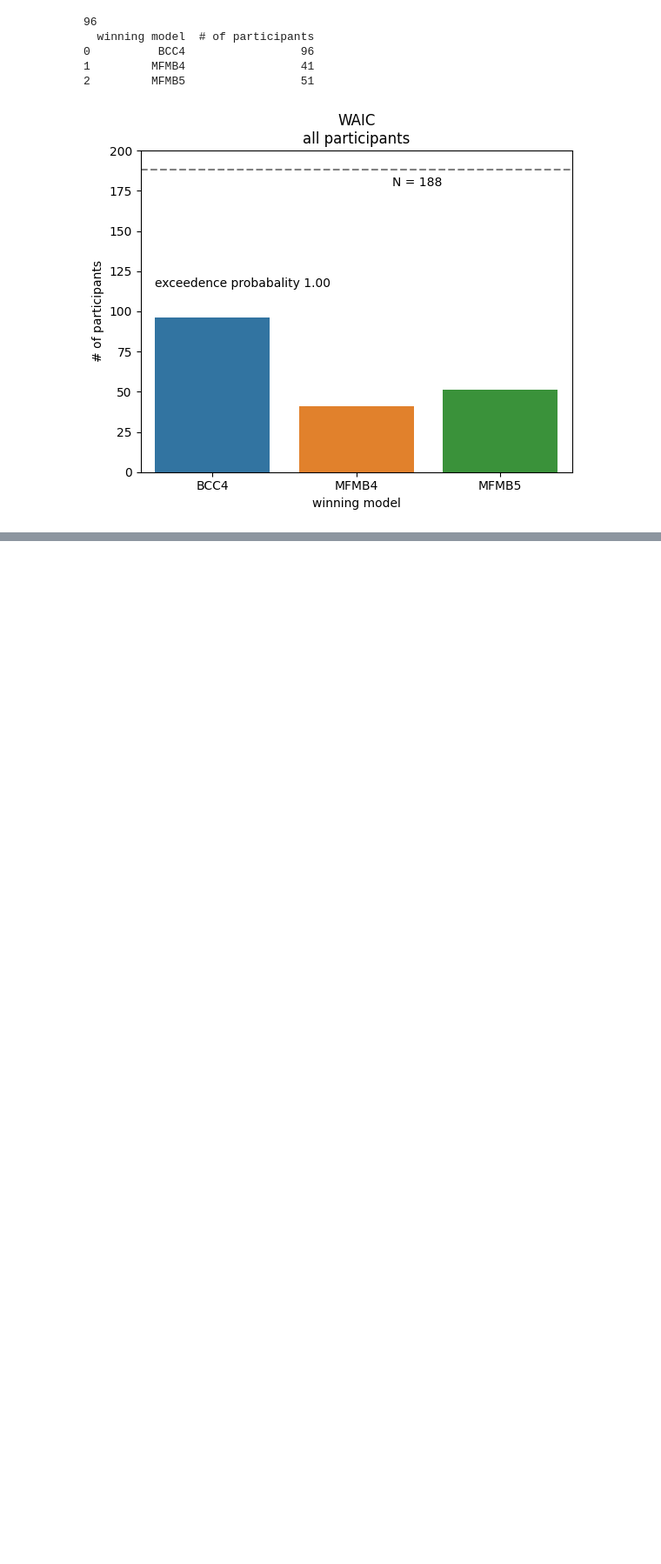
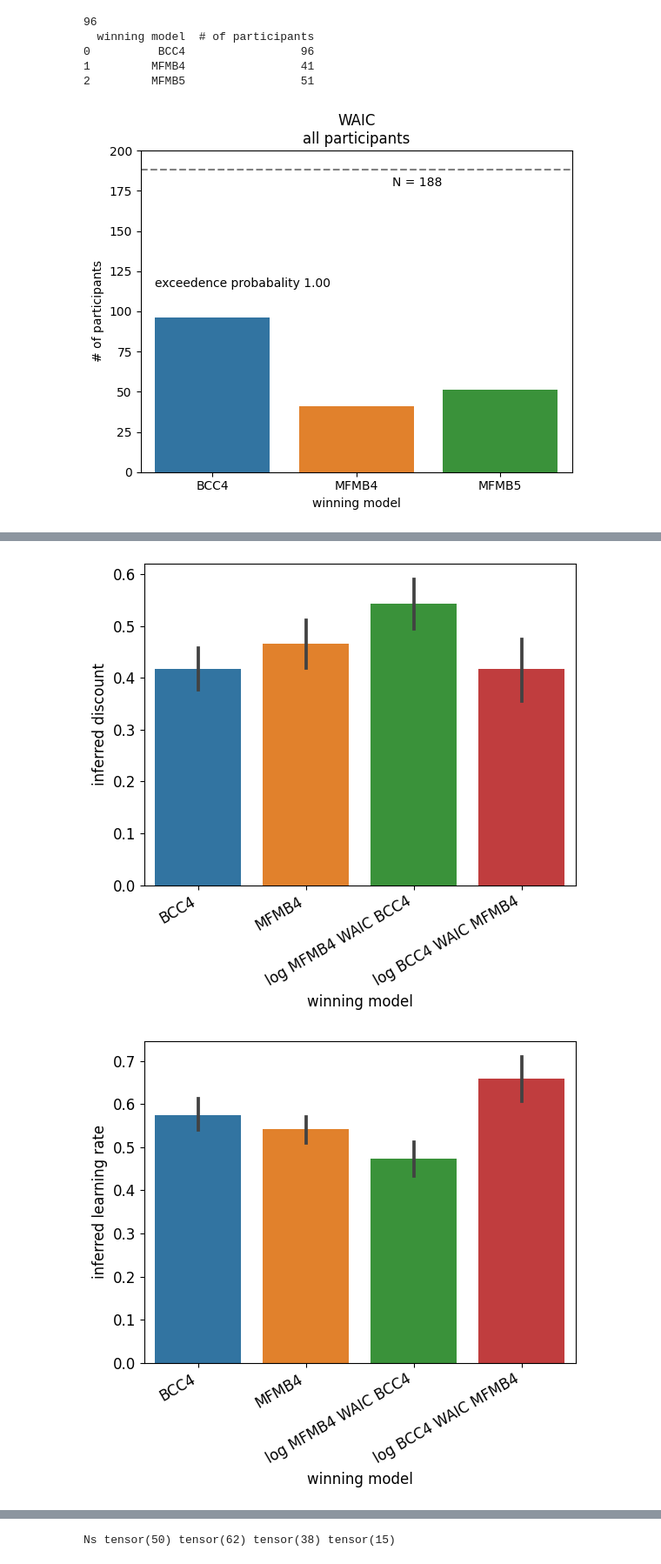
Before and after one commit to SSchwoebel/BayesianTwoStageTaskAnalysis, a Jupyter notebook: 5c_compare_inference_bayesian.ipynb, the cells around one changed output, grey strips where cells are left out. Shown at 87% size. Cells and saved outputs as stored; diff of their text form; code cells hidden in the pictures; blank space fills up the shorter version.

```diff
--- a/5c_compare_inference_bayesian.ipynb
+++ b/5c_compare_inference_bayesian.ipynb
@@ -1568,5 +1559,0 @@ plt.show()
-# %%
-plt.figure()
-g = sns.FacetGrid(data=measures_df[measures_df["type"]=="WAIC"], col="model", row="model")
-g.map_dataframe(sns.scatterplot, x="measure", y="measure")
-plt.show()
@@ -1597,0 +1560,13 @@ ValueError: Could not interpret input 'predictive accuracy'
+# %%
+group_surely_BCC4 = torch.bitwise_and(BCC4_MFMB4_total_log_likes.argmin(dim=-1) == 0, BCC4_MFMB4_total_WAICs.argmin(dim=-1) == 0)
+group_surely_MFMB4 = torch.bitwise_and(BCC4_MFMB4_total_log_likes.argmin(dim=-1) == 1, BCC4_MFMB4_total_WAICs.argmin(dim=-1) == 1)
+group_log_MFMB4_WAIC_BCC4 = torch.bitwise_and(BCC4_MFMB4_total_log_likes.argmin(dim=-1) == 1, BCC4_MFMB4_total_WAICs.argmin(dim=-1) == 0)
+group_log_BCC4_WAIC_MFMB4 = torch.bitwise_and(BCC4_MFMB4_total_log_likes.argmin(dim=-1) == 0, BCC4_MFMB4_total_WAICs.argmin(dim=-1) == 1)
+
+print("all", BCC4_MFMB4_total_log_likes.shape[0], BCC4_MFMB4_total_WAICs.shape[0])
+print("surely BCC4", group_surely_BCC4.sum())
+print("surely MFMB4", group_surely_MFMB4.sum())
+print("log MFMB4 waic BCC4", group_log_MFMB4_WAIC_BCC4.sum())
+print("log BCC4 waic MFMB4", group_log_BCC4_WAIC_MFMB4.sum())
+
+print("all", group_surely_BCC4.sum()+group_surely_MFMB4.sum()+group_log_MFMB4_WAIC_BCC4.sum()+group_log_BCC4_WAIC_MFMB4.sum())
@@ -1597,0 +1580,13 @@ ValueError: Could not interpret input 'predictive accuracy'
+# %%
+winning_model = []
+
+for n in range(n_agents):
+    if group_surely_BCC4[n]:
+        winning_model.append("BCC4")
+    elif group_surely_MFMB4[n]:
+        winning_model.append("MFMB4")
+    elif group_log_MFMB4_WAIC_BCC4[n]:
+        winning_model.append("log MFMB4 WAIC BCC4")
+    elif group_log_BCC4_WAIC_MFMB4[n]:
+        winning_model.append("log BCC4 WAIC MFMB4")
+print(winning_model)
@@ -1597,0 +1595,2 @@ ValueError: Could not interpret input 'predictive accuracy'
+# %%
+results_mean_df = pd.concat([BCC4_mean_df, MFMB4_mean_df, pd.DataFrame({"winning model": winning_model}), pd.DataFrame({"did fit": did_fit})], axis=1)
@@ -1597,0 +1673,10 @@ ValueError: Could not interpret input 'predictive accuracy'
+# %%
+plot_fontsize = 12
+
+for param in MFMB4_param_names:
+    plot_group_bars(results_mean_df, param, only_fitting=True, annotate_pvals=False)
+
+print("Ns", group_surely_BCC4[did_fit].sum(), group_surely_MFMB4[did_fit].sum(), group_log_MFMB4_WAIC_BCC4[did_fit].sum(), group_log_BCC4_WAIC_MFMB4[did_fit].sum())
+# %% [output]
+[figure, added]
+[figure, added]
@@ -1597,0 +1685 @@ ValueError: Could not interpret input 'predictive accuracy'
+Ns tensor(50) tensor(62) tensor(38) tensor(15)
```
Also changed, not shown: parts of 31 cells of this notebook, 2 other files.
